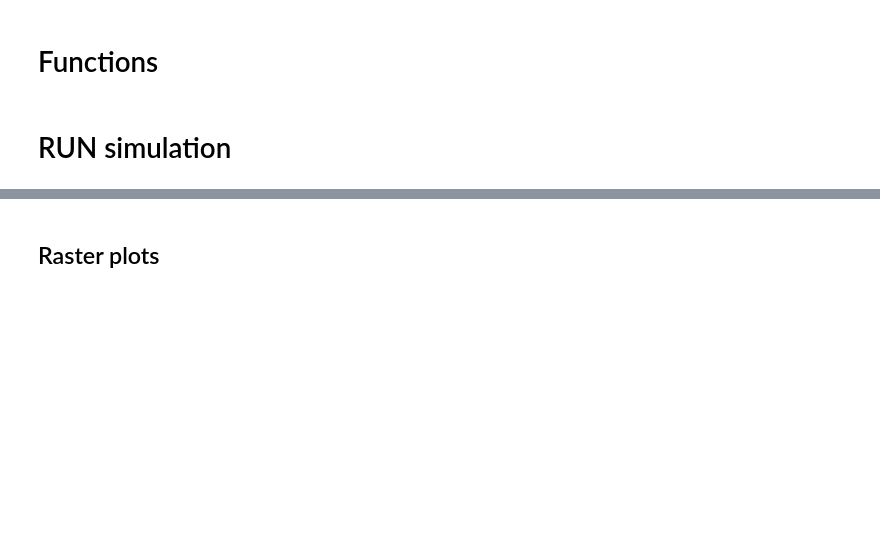
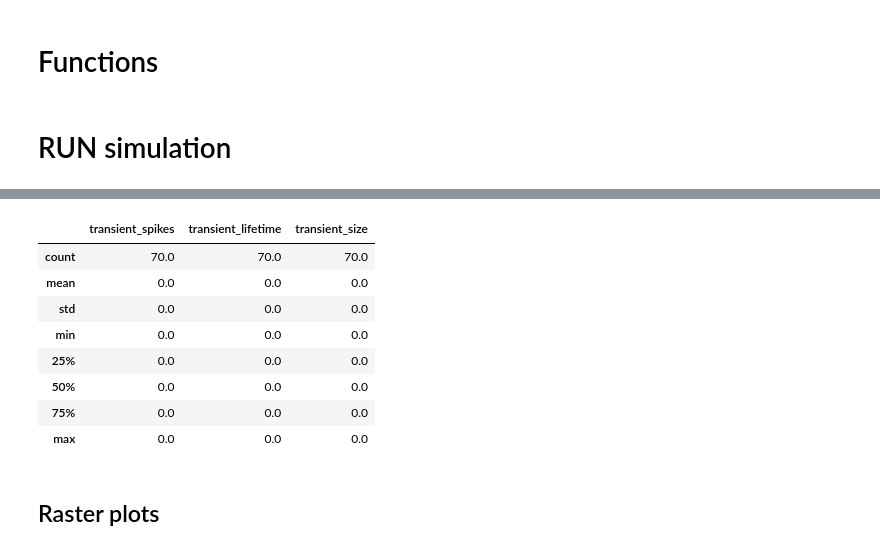
Before and after one commit to daphnecor/Transients, a Jupyter notebook: testing_adex.ipynb, the cells around one changed output, grey strips where cells are left out. Cells and saved outputs as stored; diff of their text form; code cells hidden in the pictures; blank space fills up the shorter version.

```diff
--- a/testing_adex.ipynb
+++ b/testing_adex.ipynb
@@ -373,6 +356,18 @@ transient_spikes, transient_lifetime, transient_size = get_transient_data(spike_
 # %%
-# d = {'transient_spikes':transient_spikes, 'transient_lifetime':transient_lifetime, 'transient_size':transient_size}
-# df = pd.DataFrame(data=d)
+d = {'transient_spikes':transient_spikes, 'transient_lifetime':transient_lifetime, 'transient_size':transient_size}
+df = pd.DataFrame(data=d)
+# %%
+df.describe()
+# %% [output]
+|  | transient_spikes | transient_lifetime | transient_size |
+| count | 70.0 | 70.0 | 70.0 |
+| mean | 0.0 | 0.0 | 0.0 |
+| std | 0.0 | 0.0 | 0.0 |
+| min | 0.0 | 0.0 | 0.0 |
+| 25% | 0.0 | 0.0 | 0.0 |
+| 50% | 0.0 | 0.0 | 0.0 |
+| 75% | 0.0 | 0.0 | 0.0 |
+| max | 0.0 | 0.0 | 0.0 |
 # %% [markdown]
 ## Raster plots
 # %%
```
Also changed, not shown: parts of 6 cells of this notebook.
